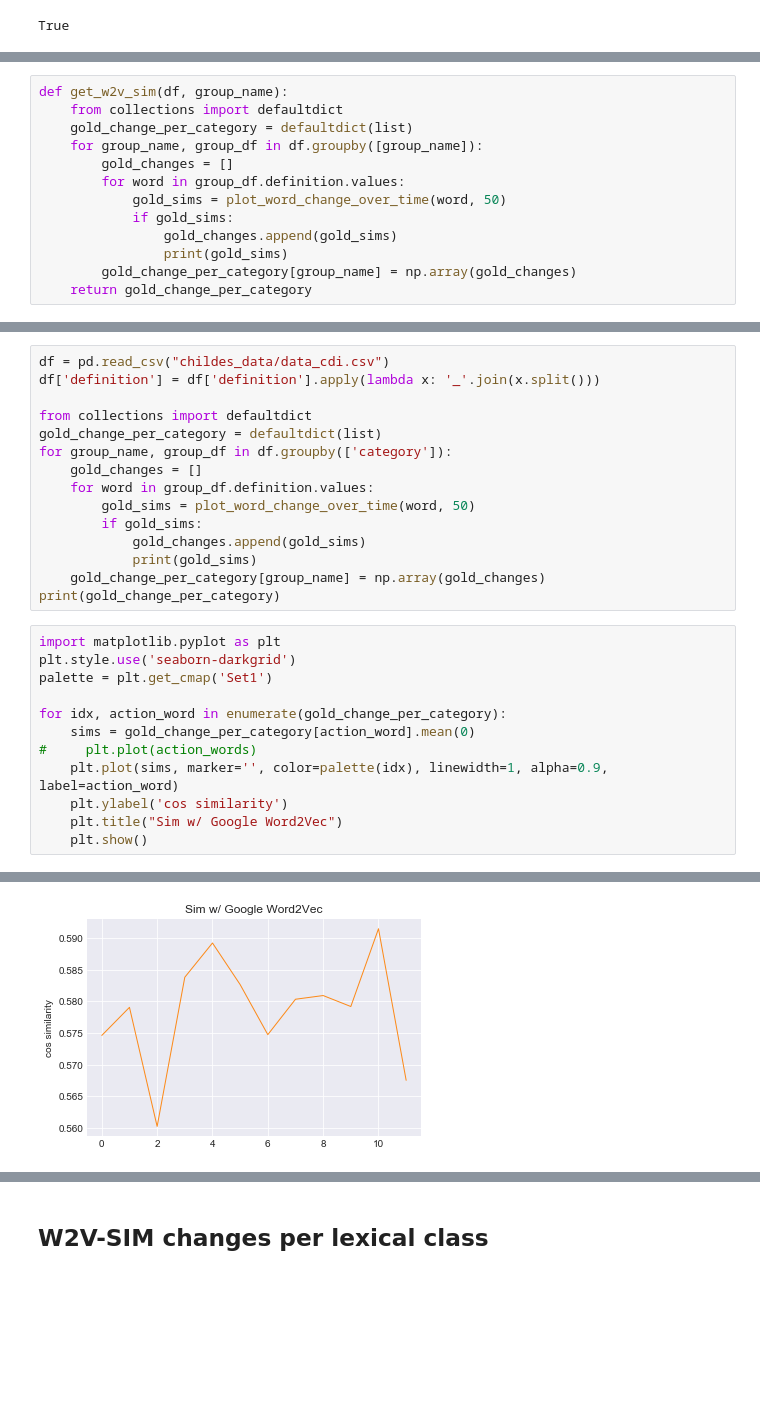
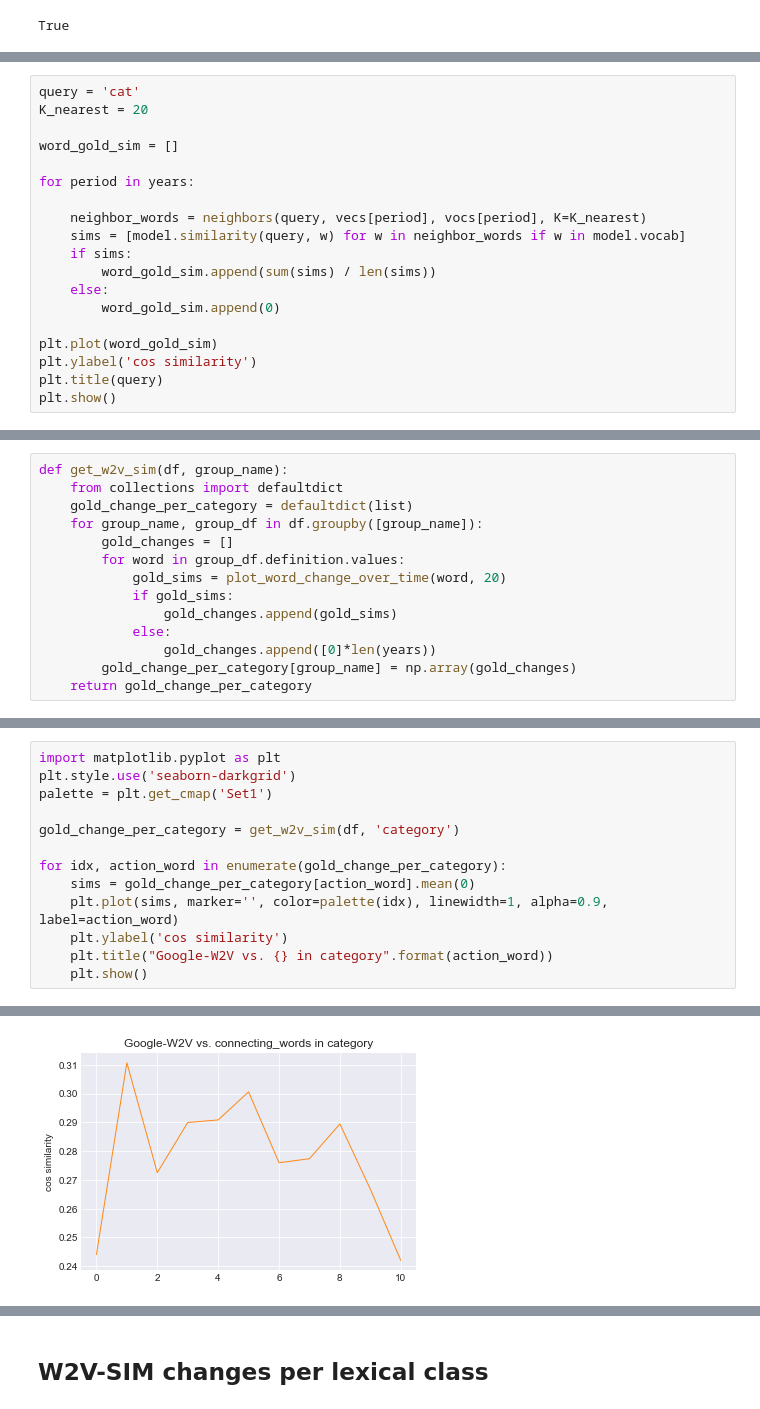
Before and after one commit to afourtassi/change, a Jupyter notebook: 2-plot_change_by_category.ipynb, the cells around one changed output, grey strips where cells are left out. Cells and saved outputs as stored; diff of their text form; blank space fills up the shorter version.

```diff
--- a/2-plot_change_by_category.ipynb
+++ b/2-plot_change_by_category.ipynb
@@ -531,0 +486,19 @@ plt.show()
+# %%
+query = 'cat'
+K_nearest = 20
+
+word_gold_sim = []
+
+for period in years:
+
+    neighbor_words = neighbors(query, vecs[period], vocs[period], K=K_nearest)
+    sims = [model.similarity(query, w) for w in neighbor_words if w in model.vocab]
+    if sims:
+        word_gold_sim.append(sum(sims) / len(sims))
+    else:
+        word_gold_sim.append(0)
+
+plt.plot(word_gold_sim)
+plt.ylabel('cos similarity')
+plt.title(query)
+plt.show()
@@ -574,10 +531,11 @@ def get_w2v_sim(df, group_name):
     for group_name, group_df in df.groupby([group_name]):
         gold_changes = []
         for word in group_df.definition.values:
-            gold_sims = plot_word_change_over_time(word, 50)
+            gold_sims = plot_word_change_over_time(word, 20)
             if gold_sims:
                 gold_changes.append(gold_sims)
-                print(gold_sims)
+            else:
+                gold_changes.append([0]*len(years))
         gold_change_per_category[group_name] = np.array(gold_changes)
     return gold_change_per_category
 # %% [markdown]
@@ -585,28 +543,14 @@ def get_w2v_sim(df, group_name):
-# %%
-df = pd.read_csv("childes_data/data_cdi.csv")
-df['definition'] = df['definition'].apply(lambda x: '_'.join(x.split()))
-
-from collections import defaultdict
-gold_change_per_category = defaultdict(list)
-for group_name, group_df in df.groupby(['category']):
-    gold_changes = []
-    for word in group_df.definition.values:
-        gold_sims = plot_word_change_over_time(word, 50)
-        if gold_sims:
-            gold_changes.append(gold_sims)
-            print(gold_sims)
-    gold_change_per_category[group_name] = np.array(gold_changes)
-print(gold_change_per_category)
 # %%
 import matplotlib.pyplot as plt
 plt.style.use('seaborn-darkgrid')
 palette = plt.get_cmap('Set1')
 
+gold_change_per_category = get_w2v_sim(df, 'category')
+
 for idx, action_word in enumerate(gold_change_per_category):
     sims = gold_change_per_category[action_word].mean(0)
-#     plt.plot(action_words)
     plt.plot(sims, marker='', color=palette(idx), linewidth=1, alpha=0.9, label=action_word)
     plt.ylabel('cos similarity')
-    plt.title("Sim w/ Google Word2Vec")
+    plt.title("Google-W2V vs. {} in category".format(action_word))
     plt.show()
 # %% [output]
@@ -617 +561 @@ for idx, action_word in enumerate(gold_change_per_category):
-[figure, old version]
+[figure, new version]
```
Also changed, not shown: parts of 72 cells of this notebook.
